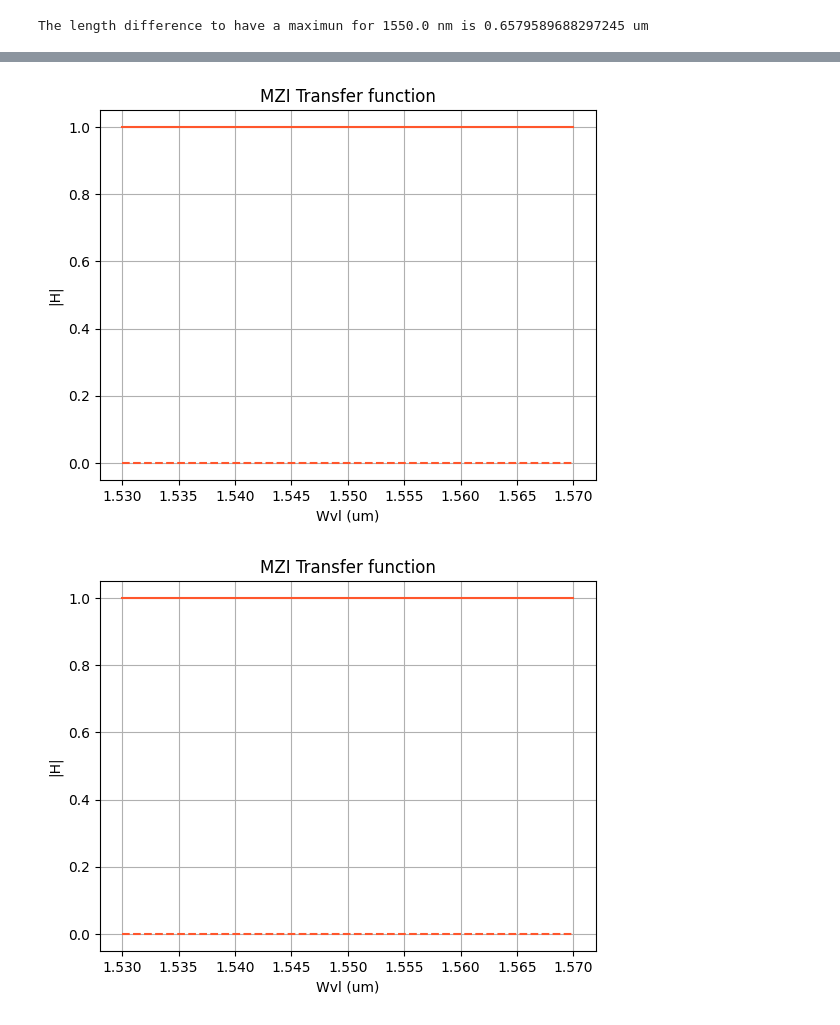
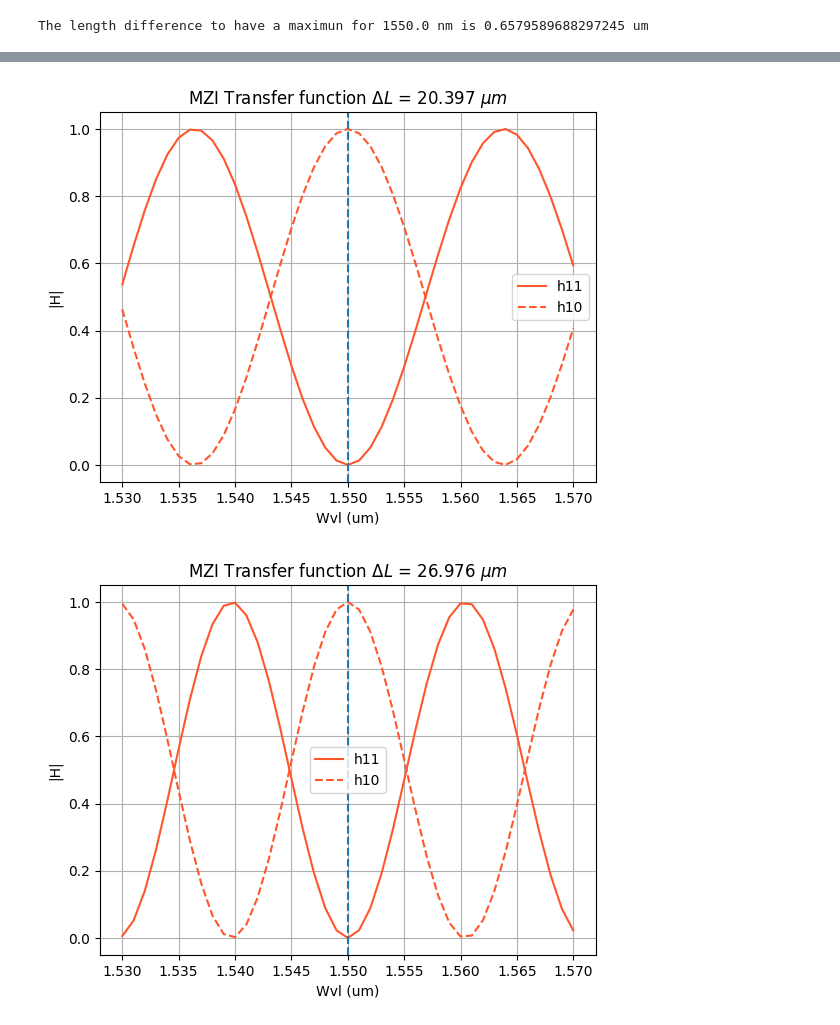
Before and after one commit to DBAEASE/pic-upv-lab3, a Jupyter notebook: 30_INTERFEROMETERS_v2025_STUDENTS_UPDATE2.ipynb, the cells around one changed output, grey strips where cells are left out. Cells and saved outputs as stored; diff of their text form; code cells hidden in the pictures.

```diff
--- a/30_INTERFEROMETERS_v2025_STUDENTS_UPDATE2.ipynb
+++ b/30_INTERFEROMETERS_v2025_STUDENTS_UPDATE2.ipynb
@@ -399,7 +720,8 @@ wvl = SOI[:, 0]
 neffu = SOI[:, 3] #balanced configuration // (neff TE mode) upper arm
 neffd = SOI[:, 3] #balanced configuration // (neff TE mode) under arm
 
-n_g = np.mean(neffu) - lambda_0*(np.gradient(neffu)/np.gradient(wvl))
+n_g = neffu - wvl*(np.gradient(neffu)/np.gradient(wvl))
+idx = np.abs(wvl - lambda_0).argmin()
 print(f'Group index of SOI for {lambda_0} nm is {n_g[20]}')
-n_g_1550 = n_g[20]
+n_g_1550 = n_g[idx]
 # %% [output]
@@ -582,7 +920,8 @@ nm = 1000
 wvl = SOI[:, 0]
 neffu = SOI[:, 3] #balanced configuration // (neff TE mode) upper arm
 neffd = SOI[:, 3] #balanced configuration // (neff TE mode) under arm
-neffu_1550 = neffu[20]
+idx = np.abs(wvl-lambda_0).argmin()
+neffu_1550 = neffu[idx]
 
 # To have maximun in a lambda, the phase difference must be 2pi, considering equal material arms
 DeltaL = lambda_0/neffu_1550
@@ -591,14 +930,15 @@ print(f'The length difference to have a maximun for {lambda_0*1000} nm is {Delta
 The length difference to have a maximun for 1550.0 nm is 0.6579589688297245 um
 # %%
 # Coupling
-K_a = 0
-K_b = 0
+K_a = 0.5
+K_b = 0.5
 Lu = 5
 alphau = 0
 alphad = 0
 
-for m in np.arange(0,10,2):
-    Ld = Lu + m*DeltaL
+for m in np.arange(0,100,10):
+    DeltaL = (1+m)*(lambda_0/neffu_1550)
+    Ld = Lu + DeltaL
     mzi_test = mzi(wl=wvl,
                 coup_a={"coupling":K_a},
                 wvg_u={"wl":wvl, "neff":neffu, "length": Lu, "loss":alphau},
@@ -617,12 +957,14 @@ for m in np.arange(0,10,2):
     plt.figure()
     plt.plot(wvl, np.abs(h11)**2, linestyle="-", color=color[8], label=f"h11")
     plt.plot(wvl, np.abs(h10)**2, linestyle="--", color=color[8], label=f"h10")
+    plt.axvline(1.55, linestyle = '--' )
     # Values of the mathematical mode
     #plt.plot(wvl, H22, linestyle='-', color=color[1], label='H22')
     #plt.plot(wvl, H21, linestyle='--', color=color[1], label='H21')
     plt.xlabel('Wvl (um)')
     plt.ylabel('|H|')
-    plt.title('MZI Transfer function')
+    plt.title(f'MZI Transfer function {r'$\Delta L$'} = {round(DeltaL,3)} {r'$\mu m$'}')
     plt.grid(True)
+    plt.legend()
     plt.show()
 # %% [output]
@@ -632,2 +974,2 @@ for m in np.arange(0,10,2):
-[figure, old version]
+[figure, new version]
-[figure, old version]
+[figure, new version]
```
Also changed, not shown: parts of 45 cells of this notebook, 1 other file.
